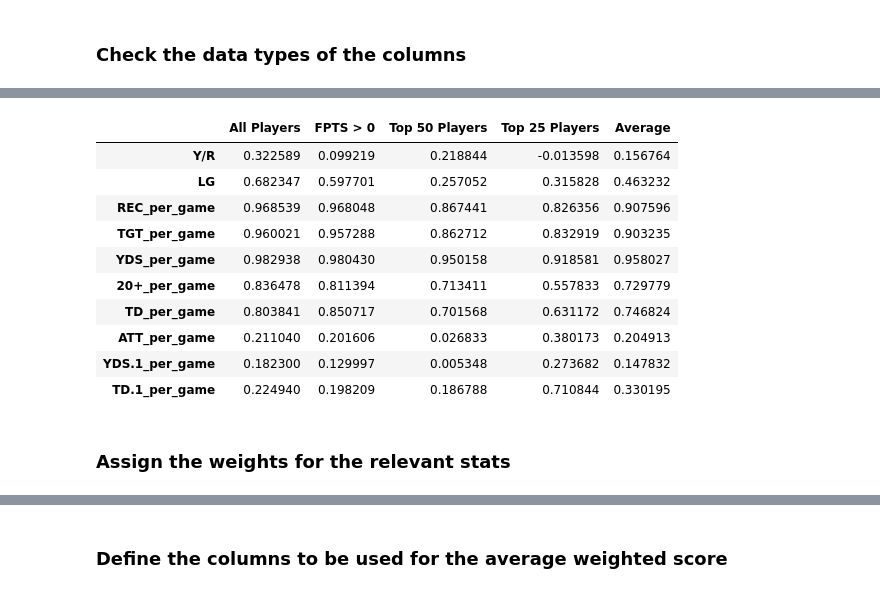
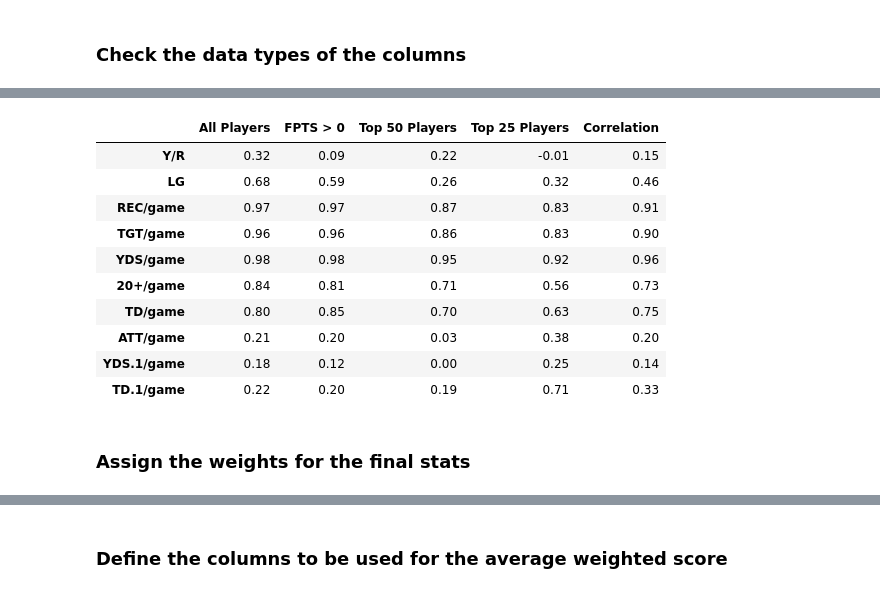
Before and after one commit to meltangonan/fantasy-football, a Jupyter notebook: WR Template.ipynb, the cells around one changed output, grey strips where cells are left out. Cells and saved outputs as stored; diff of their text form; code cells hidden in the pictures.

```diff
--- a/WR Template.ipynb
+++ b/WR Template.ipynb
@@ -24,8 +24,8 @@ df.head(10)
 # %%
-# Enumerate the columns to get their positions (numbers) and names
-column_numbers = list(enumerate(df.columns))
+df.drop(['FL', 'ROST'], axis=1, inplace=True)
 
-column_numbers
+# Enumerate the columns to view their positions (numbers) and names
+list(enumerate(df.columns))
 # %% [output]
 [(0, 'Rank'),
  (1, 'Player'),
@@ -104,0 +68,10 @@ dtype: object
+# %%
+# Convert columns with object data type, excluding certain columns
+convert = df.select_dtypes('object').columns.difference(['Player'])
+df[convert] = df[convert].apply(lambda x: pd.to_numeric(x.str.replace(',', ''), errors='coerce')).fillna(0)
+
+# Convert specific columns to desired data types
+df['Rank'] = df['Rank'].astype('Int64')
+
+# Verify the data types
+df.dtypes
@@ -142,42 +144,41 @@ df_average
 # %%
-# Exclude the columns from correlation calculation
-columns_to_exclude_from_correlation = ['FPTS/G', 'FPTS', 'FL', 'G']
-relevant_columns_for_correlation = [col for col in relevant_columns_for_correlation
-                                        if col not in columns_to_exclude_from_correlation]
+# Define columns and columns to exclude for correlation calculation, from final columns
+exclude_corr = ['FPTS/G', 'FPTS', 'G']
+corr_columns = [col for col in final_columns if col not in exclude_corr]
 
-# Define a function to calculate correlations for given conditions
-def compute_correlations(dataframe):
-    return dataframe[relevant_columns_for_correlation].corrwith(dataframe['FPTS/G'])
+# Define a function to calculate correlations
+def compute_correlations(dataframe, corr_columns):
+    return dataframe[corr_columns].corrwith(dataframe['FPTS/G'])
 
 # Compute correlations for various conditions
-correlations_all = compute_correlations(df)
-correlations_fpts_nonzero = compute_correlations(df[df['FPTS/G'] > 0])
-correlations_top50 = compute_correlations(df[df['Rank'] <= 50])
-correlations_top25 = compute_correlations(df[df['Rank'] <= 25])
+corr_all = compute_correlations(df, corr_columns)
+corr_nonzero = compute_correlations(df[df['FPTS/G'] > 0], corr_columns)
+corr_top50 = compute_correlations(df[df['Rank'] <= 50], corr_columns)
+corr_top25 = compute_correlations(df[df['Rank'] <= 25], corr_columns)
 
 # Compile all correlations into a DataFrame for comparison
-all_correlations = pd.DataFrame({
-    'All Players': correlations_all,
-    'FPTS > 0': correlations_fpts_nonzero,
-    'Top 50 Players': correlations_top50,
-    'Top 25 Players': correlations_top25
+df_corr = pd.DataFrame({
+    'All Players': corr_all,
+    'FPTS > 0': corr_nonzero,
+    'Top 50 Players': corr_top50,
+    'Top 25 Players': corr_top25
 })
 
-# Calculate the average correlation across the four conditions
-all_correlations['Average'] = all_correlations.mean(axis=1)
+# Calculate the average correlation across the four conditions, adding 'Average' column to DataFrame
+df_corr['Correlation'] = df_corr.mean(axis=1)
 
-all_correlations
+df_corr.round(2)
 # %% [output]
-|  | All Players | FPTS > 0 | Top 50 Players | Top 25 Players | Average |
-| Y/R | 0.322589 | 0.099219 | 0.218844 | -0.013598 | 0.156764 |
-| LG | 0.682347 | 0.597701 | 0.257052 | 0.315828 | 0.463232 |
-| REC_per_game | 0.968539 | 0.968048 | 0.867441 | 0.826356 | 0.907596 |
-| TGT_per_game | 0.960021 | 0.957288 | 0.862712 | 0.832919 | 0.903235 |
-| YDS_per_game | 0.982938 | 0.980430 | 0.950158 | 0.918581 | 0.958027 |
-| 20+_per_game | 0.836478 | 0.811394 | 0.713411 | 0.557833 | 0.729779 |
-| TD_per_game | 0.803841 | 0.850717 | 0.701568 | 0.631172 | 0.746824 |
-| ATT_per_game | 0.211040 | 0.201606 | 0.026833 | 0.380173 | 0.204913 |
-| YDS.1_per_game | 0.182300 | 0.129997 | 0.005348 | 0.273682 | 0.147832 |
-| TD.1_per_game | 0.224940 | 0.198209 | 0.186788 | 0.710844 | 0.330195 |
+|  | All Players | FPTS > 0 | Top 50 Players | Top 25 Players | Correlation |
+| Y/R | 0.32 | 0.09 | 0.22 | -0.01 | 0.15 |
+| LG | 0.68 | 0.59 | 0.26 | 0.32 | 0.46 |
+| REC/game | 0.97 | 0.97 | 0.87 | 0.83 | 0.91 |
+| TGT/game | 0.96 | 0.96 | 0.86 | 0.83 | 0.90 |
+| YDS/game | 0.98 | 0.98 | 0.95 | 0.92 | 0.96 |
+| 20+/game | 0.84 | 0.81 | 0.71 | 0.56 | 0.73 |
+| TD/game | 0.80 | 0.85 | 0.70 | 0.63 | 0.75 |
+| ATT/game | 0.21 | 0.20 | 0.03 | 0.38 | 0.20 |
+| YDS.1/game | 0.18 | 0.12 | 0.00 | 0.25 | 0.14 |
+| TD.1/game | 0.22 | 0.20 | 0.19 | 0.71 | 0.33 |
 # %% [markdown]
-### Assign the weights for the relevant stats
+### Assign the weights for the final stats
```
Also changed, not shown: parts of 26 cells of this notebook.
